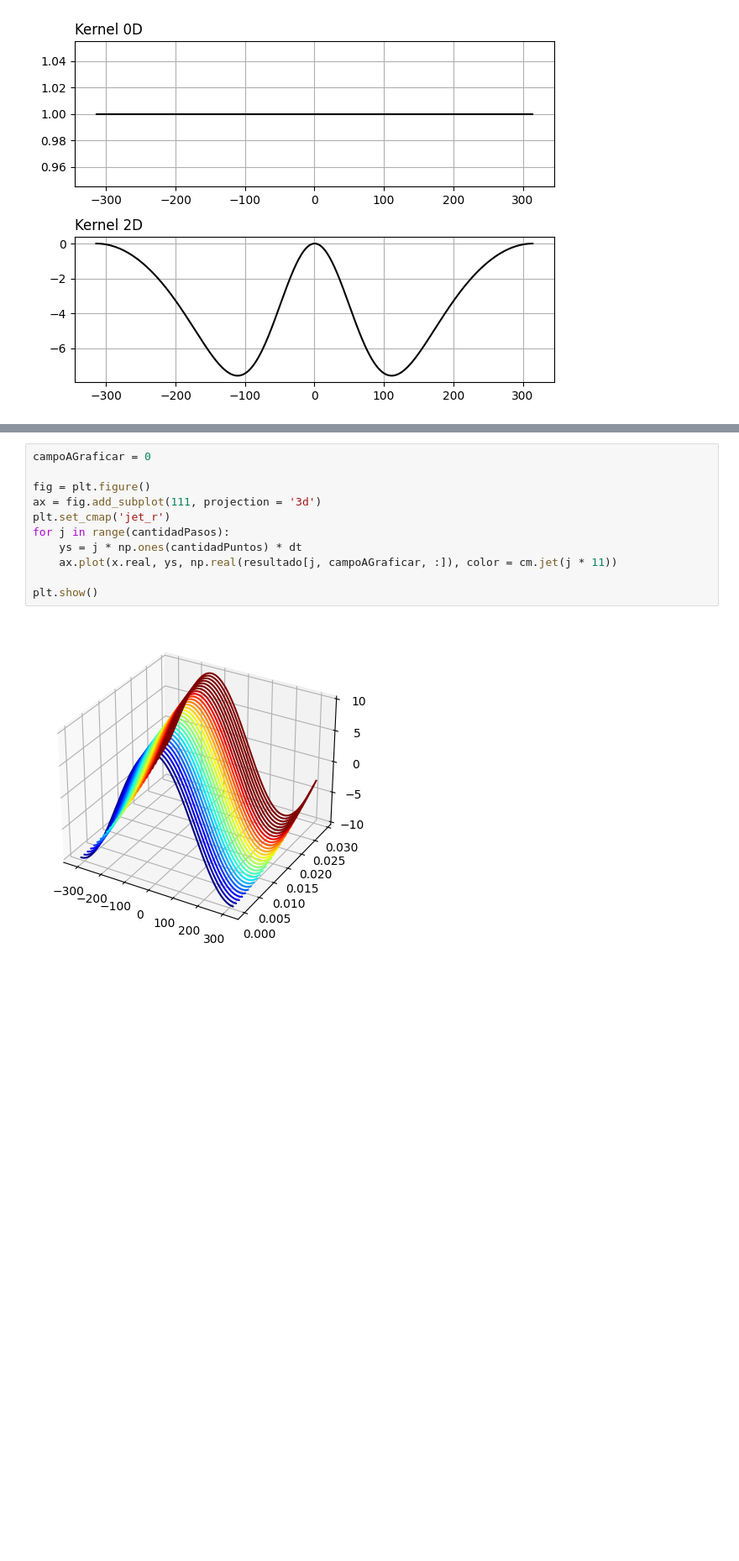
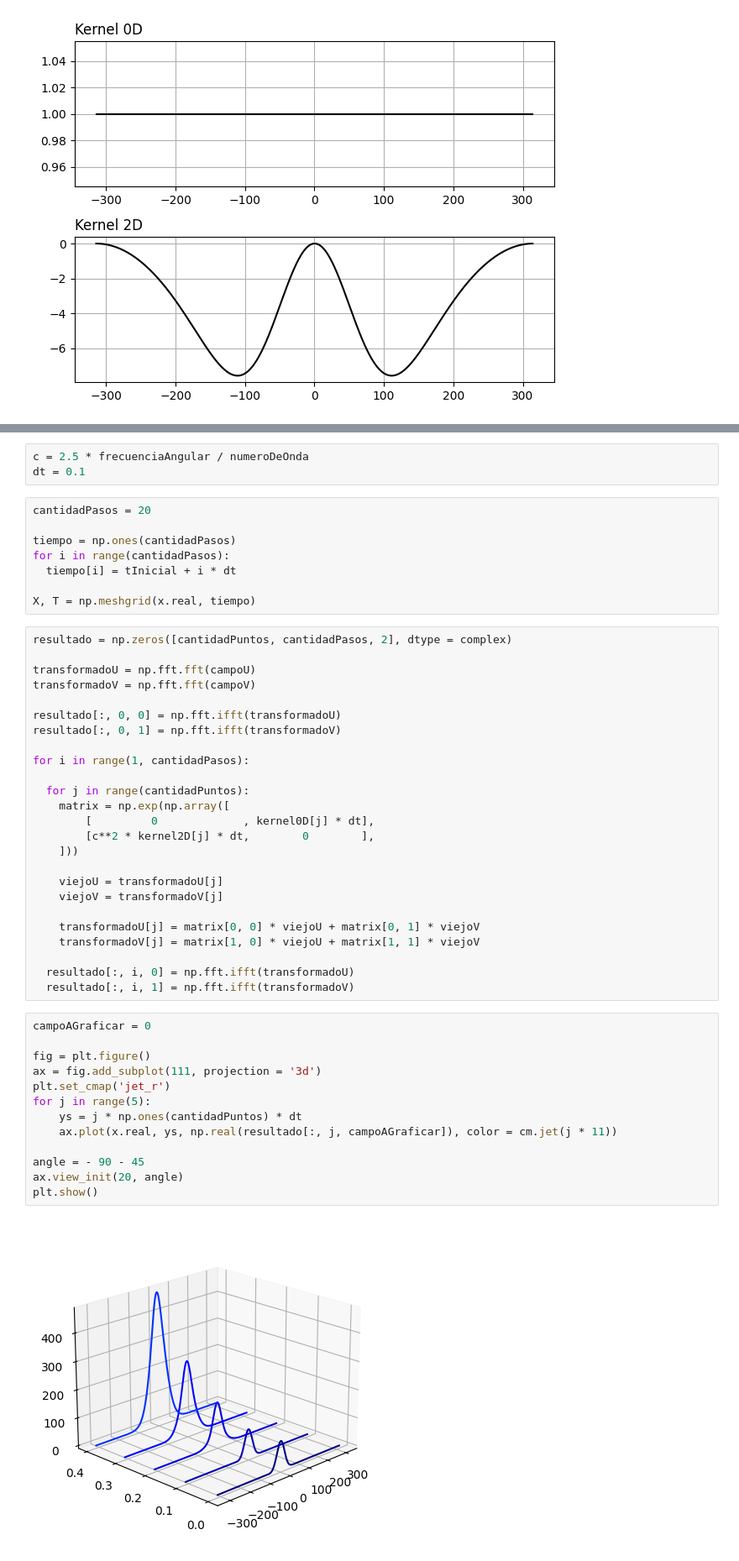
Before and after one commit to Investigacion-Se/Simulacion-multiple, a Jupyter notebook: EcuacionDeOnda2.ipynb, the cells around one changed output, grey strips where cells are left out. Shown at 84% size. Cells and saved outputs as stored; diff of their text form; blank space fills up the shorter version.

```diff
--- a/EcuacionDeOnda2.ipynb
+++ b/EcuacionDeOnda2.ipynb
@@ -217,13 +172,51 @@ for paso in range(1, cantidadPasos):
+# %%
+c = 2.5 * frecuenciaAngular / numeroDeOnda
+dt = 0.1
+# %%
+cantidadPasos = 20
+
+tiempo = np.ones(cantidadPasos)
+for i in range(cantidadPasos):
+  tiempo[i] = tInicial + i * dt
+
+X, T = np.meshgrid(x.real, tiempo)
+# %%
+resultado = np.zeros([cantidadPuntos, cantidadPasos, 2], dtype = complex)
+
+transformadoU = np.fft.fft(campoU)
+transformadoV = np.fft.fft(campoV)
+
+resultado[:, 0, 0] = np.fft.ifft(transformadoU)
+resultado[:, 0, 1] = np.fft.ifft(transformadoV)
+
+for i in range(1, cantidadPasos):
+
+  for j in range(cantidadPuntos):
+    matrix = np.exp(np.array([
+        [         0             , kernel0D[j] * dt],
+        [c**2 * kernel2D[j] * dt,        0        ],
+    ]))
+
+    viejoU = transformadoU[j]
+    viejoV = transformadoV[j]
+
+    transformadoU[j] = matrix[0, 0] * viejoU + matrix[0, 1] * viejoV
+    transformadoV[j] = matrix[1, 0] * viejoU + matrix[1, 1] * viejoV
+
+  resultado[:, i, 0] = np.fft.ifft(transformadoU)
+  resultado[:, i, 1] = np.fft.ifft(transformadoV)
 # %%
 campoAGraficar = 0
 
 fig = plt.figure()
 ax = fig.add_subplot(111, projection = '3d')
 plt.set_cmap('jet_r')
-for j in range(cantidadPasos):
+for j in range(5):
     ys = j * np.ones(cantidadPuntos) * dt
-    ax.plot(x.real, ys, np.real(resultado[j, campoAGraficar, :]), color = cm.jet(j * 11))
+    ax.plot(x.real, ys, np.real(resultado[:, j, campoAGraficar]), color = cm.jet(j * 11))
 
+angle = - 90 - 45
+ax.view_init(20, angle)
 plt.show()
 # %% [output]
-[figure, old version]
+[figure, new version]
```
Also changed, not shown: parts of 14 cells of this notebook.
